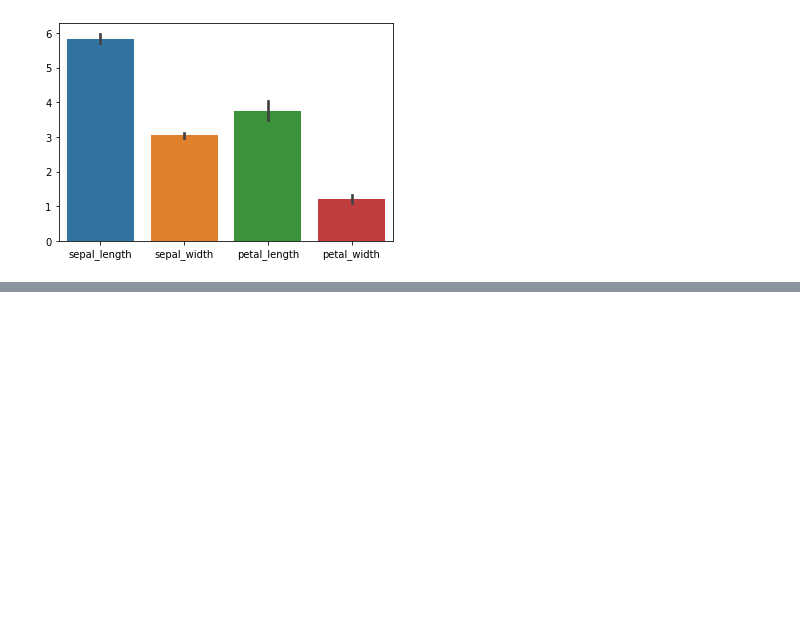
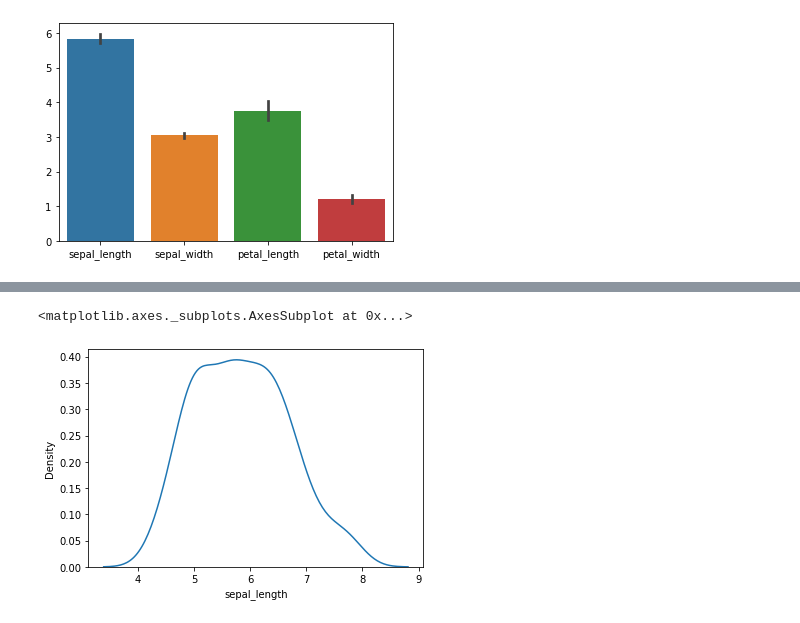
Before and after one commit to Sheljalomash140897/Sheljalomash140897, a Jupyter notebook: Untitled0.ipynb, the cells around one changed output, grey strips where cells are left out. Drawn from its saved outputs; the diff is of its cells as text; code cells hidden in the pictures; blank space fills up the shorter version.

```diff
--- a/Untitled0.ipynb
+++ b/Untitled0.ipynb
@@ -52,0 +63,5 @@ sns.barplot(data=iris)
+# %%
+sns.kdeplot(iris["sepal_length"])
+# %% [output]
+<matplotlib.axes._subplots.AxesSubplot at 0x...>
+[figure, added]
```
Also changed, not shown: parts of 2 cells of this notebook.
